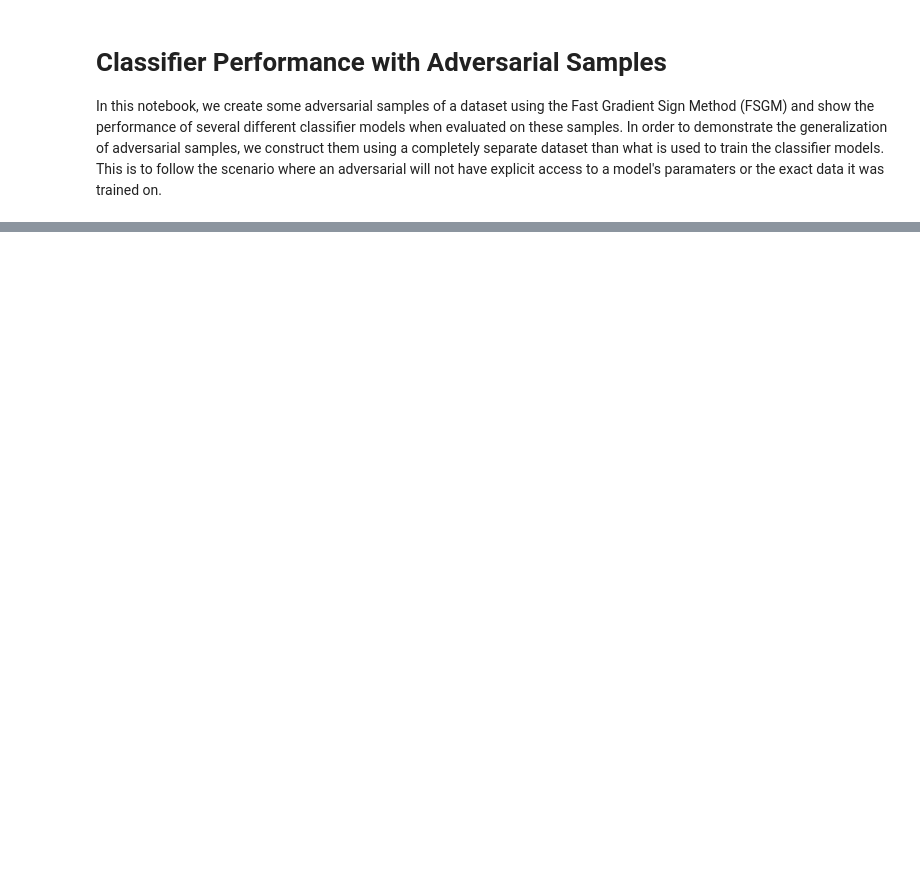
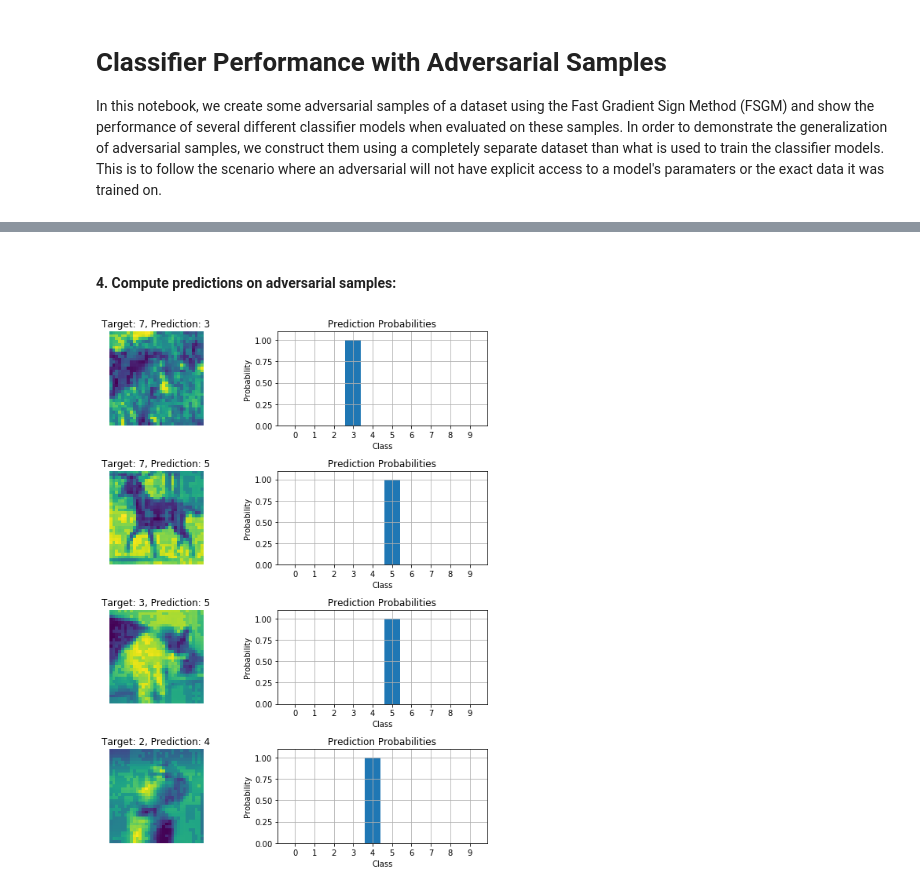
Before and after one commit to dylanell/adversarial-samples, a Jupyter notebook: notebook.ipynb, the cells around one changed output, grey strips where cells are left out. Drawn from its saved outputs; the diff is of its cells as text; code cells hidden in the pictures; blank space fills up the shorter version.

```diff
--- a/notebook.ipynb
+++ b/notebook.ipynb
@@ -85,0 +173,25 @@ for classifier in classifiers:
+# %% [markdown]
+#### 4. Compute predictions on adversarial samples:
+# %%
+# get predictions on adversarial examples
+adv_outputs = adv_classifier(adv_inputs)
+adv_pred_prob = torch.nn.functional.softmax(adv_outputs, dim=-1)
+adv_pred = torch.argmax(adv_pred_prob, dim=-1)
+
+# convert samples, labels, and prediction probabilities to numpy arrays
+adv_samples_np = np.transpose(adv_inputs.cpu().detach().numpy(), [0, 2, 3, 1])
+adv_labels_np = labels.cpu().detach().numpy()
+adv_pred_prob_np = adv_pred_prob.cpu().detach().numpy()
+adv_pred_np = adv_pred.cpu().detach().numpy()
+
+# plot the input samples with the corresponding class prediction probabilities
+adv_fig = graph_inputs_with_predictions(
+    adv_samples_np,
+    adv_labels_np,
+    adv_pred_prob_np,
+    adv_pred_np,
+    figsize=(8, 10)
+)
+fig.show()
+# %% [output]
+[figure, added]
```
Also changed, not shown: parts of 14 cells of this notebook, 1 other file.
